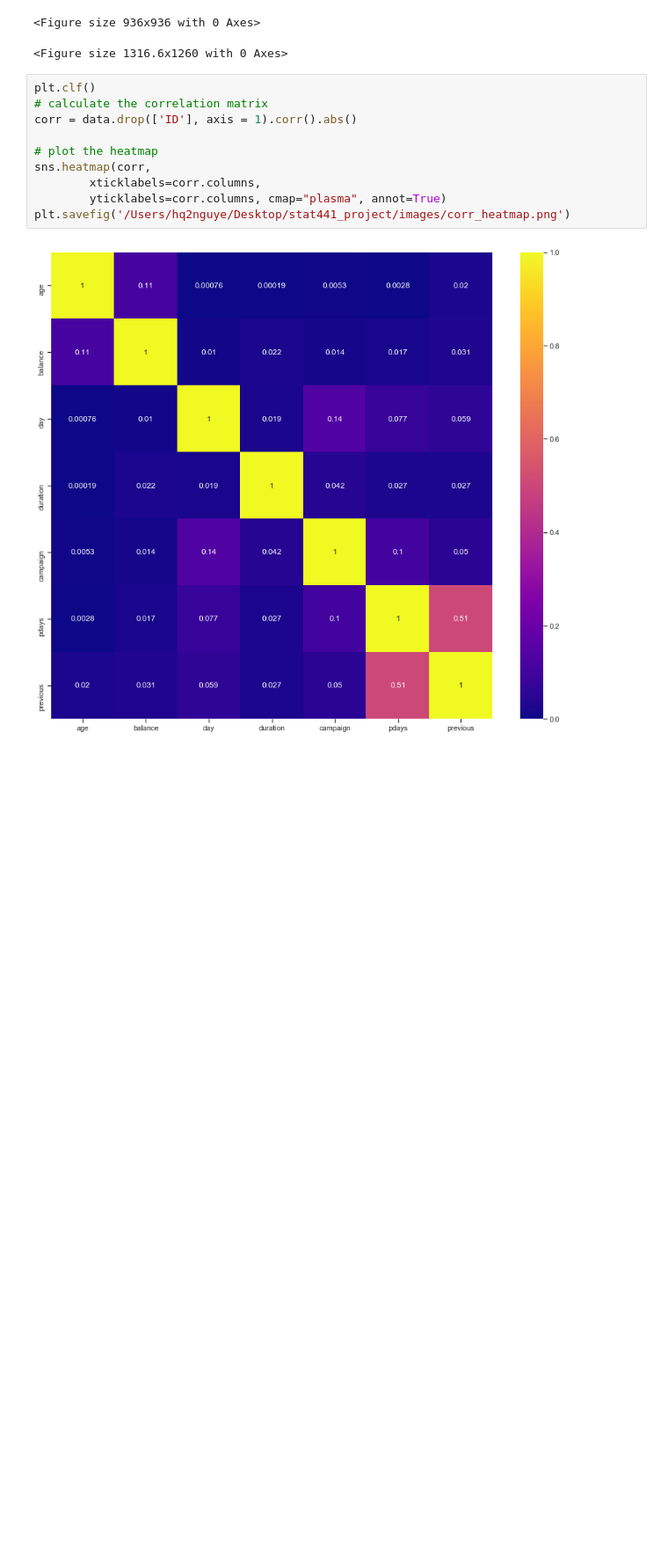
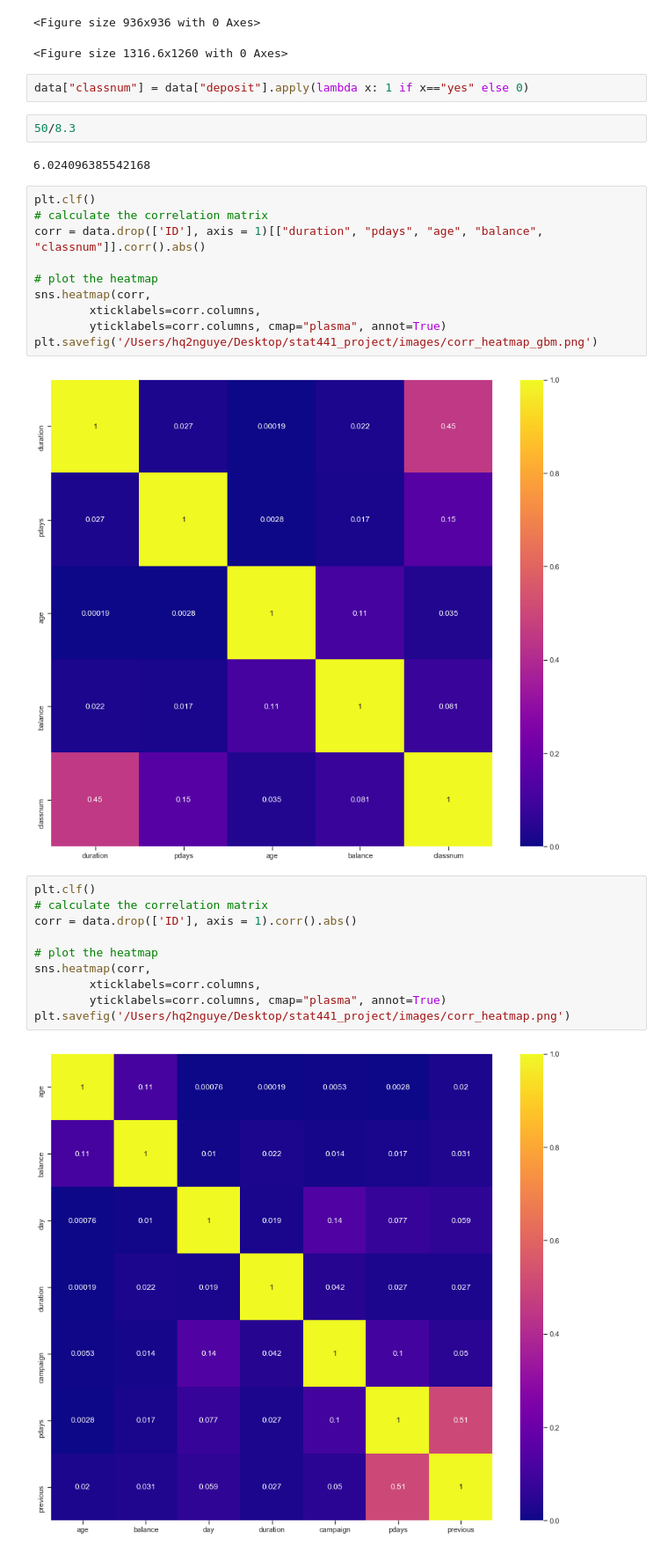
Before and after one commit to HieuFromWaterloo/stat441_project, a Jupyter notebook: BankX.ipynb, the cells around one changed output. Shown at 88% size. Drawn from its saved outputs; the diff is of its cells as text; blank space fills up the shorter version.

```diff
--- a/BankX.ipynb
+++ b/BankX.ipynb
@@ -286,6 +286,24 @@ plt.clf()
 # %% [output]
 <Figure size 936x936 with 0 Axes>
 <Figure size 1316.6x1260 with 0 Axes>
+# %%
+data["classnum"] = data["deposit"].apply(lambda x: 1 if x=="yes" else 0)
+# %%
+50/8.3
+# %% [output]
+6.024096385542168
+# %%
+plt.clf()
+# calculate the correlation matrix
+corr = data.drop(['ID'], axis = 1)[["duration", "pdays", "age", "balance", "classnum"]].corr().abs()
+
+# plot the heatmap
+sns.heatmap(corr,
+        xticklabels=corr.columns,
+        yticklabels=corr.columns, cmap="plasma", annot=True)
+plt.savefig('/Users/hq2nguye/Desktop/stat441_project/images/corr_heatmap_gbm.png')
+# %% [output]
+[figure, added]
 # %%
 plt.clf()
 # calculate the correlation matrix
```
Also changed, not shown: parts of 12 cells of this notebook, 3 other files.
